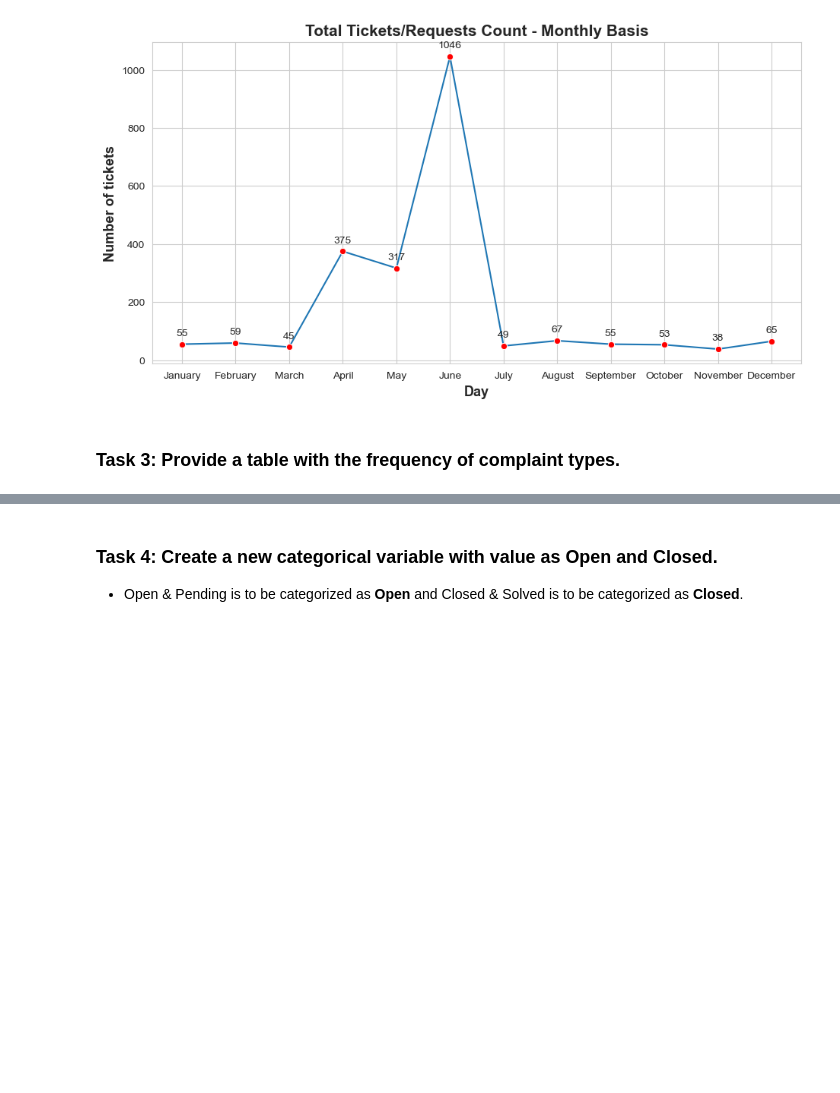
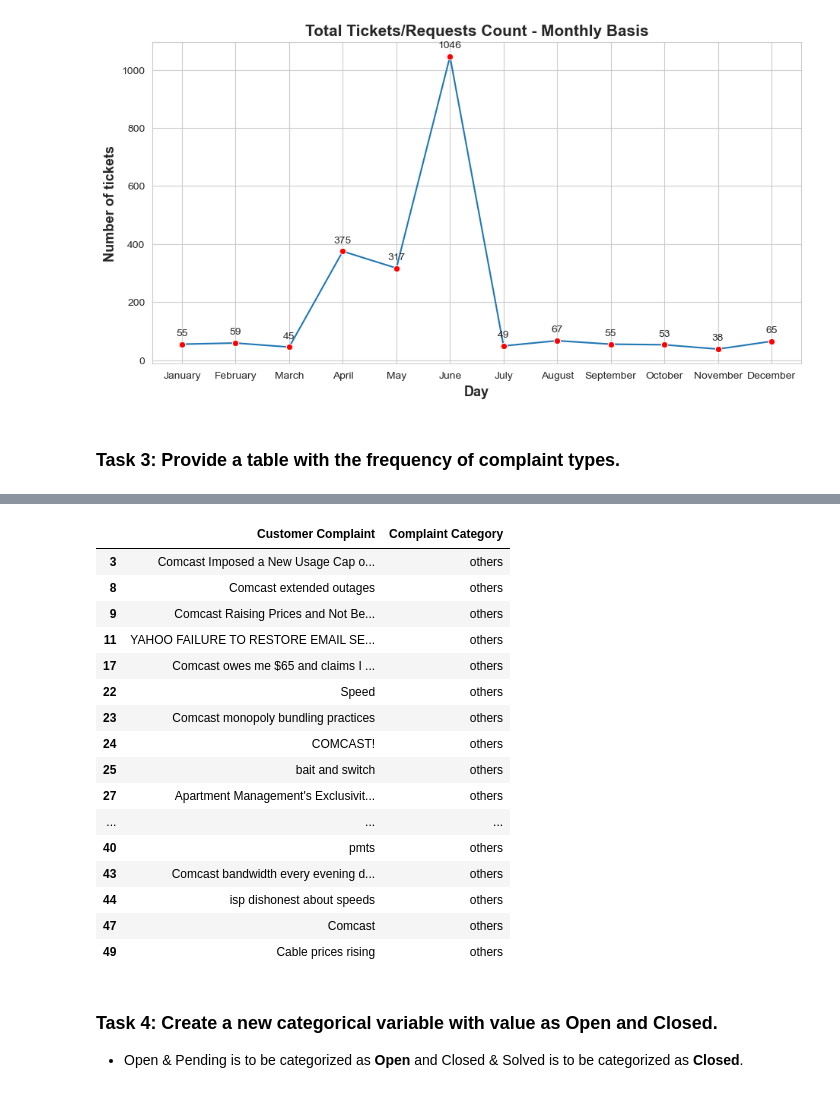
Before and after one commit to lavkushsingh31/Data_Science_Machine_Learning_Projects, a Jupyter notebook: Course Project - Comcast Telecom Consumer Complaints/Comcast Telecom Consumer Complaints.ipynb, the cells around one changed output, grey strips where cells are left out. Cells and saved outputs as stored; diff of their text form; code cells hidden in the pictures; blank space fills up the shorter version.

```diff
--- a/Course Project - Comcast Telecom Consumer Complaints/Comcast Telecom Consumer Complaints.ipynb
+++ b/Course Project - Comcast Telecom Consumer Complaints/Comcast Telecom Consumer Complaints.ipynb
@@ -331,0 +368,2 @@ plt.axis('off');
+# %%
+complaint_category = ['internet', 'service', 'data', 'bill']
@@ -332,3 +433,23 @@ plt.axis('off');
+# %%
+comcast_data[comcast_data['Complaint Category'] == 'others'][['Customer Complaint', 'Complaint Category']].head(20)
+# %% [output]
+|  | Customer Complaint | Complaint Category |
+| 3 | Comcast Imposed a New Usage Cap o... | others |
+| 8 | Comcast extended outages | others |
+| 9 | Comcast Raising Prices and Not Be... | others |
+| 11 | YAHOO FAILURE TO RESTORE EMAIL SE... | others |
+| 17 | Comcast owes me $65 and claims I ... | others |
+| 22 | Speed | others |
+| 23 | Comcast monopoly bundling practices | others |
+| 24 | COMCAST! | others |
+| 25 | bait and switch | others |
+| 27 | Apartment Management's Exclusivit... | others |
+| ... | ... | ... |
+| 40 | pmts | others |
+| 43 | Comcast bandwidth every evening d... | others |
+| 44 | isp dishonest about speeds | others |
+| 47 | Comcast | others |
+| 49 | Cable prices rising | others |
 # %% [markdown]
 ### Task 4: Create a new categorical variable with value as Open and Closed.
 
```
Also changed, not shown: parts of 20 cells of this notebook.
